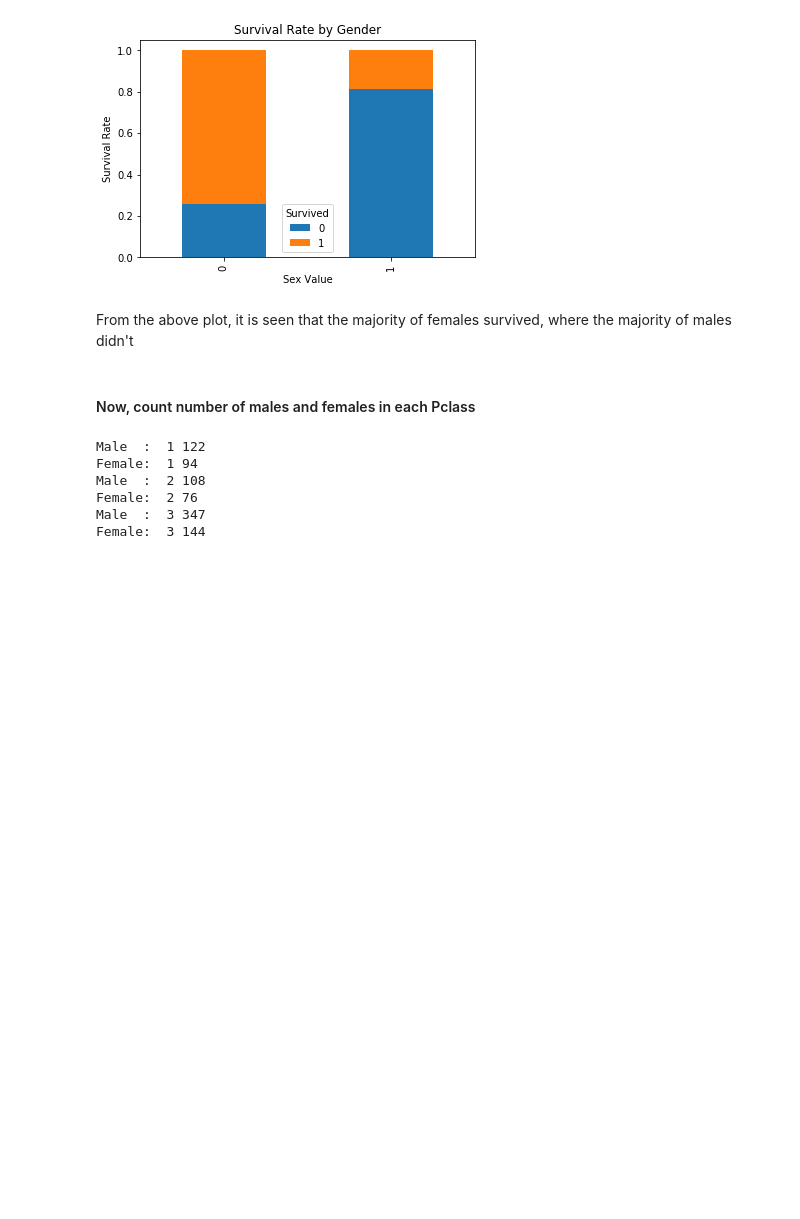
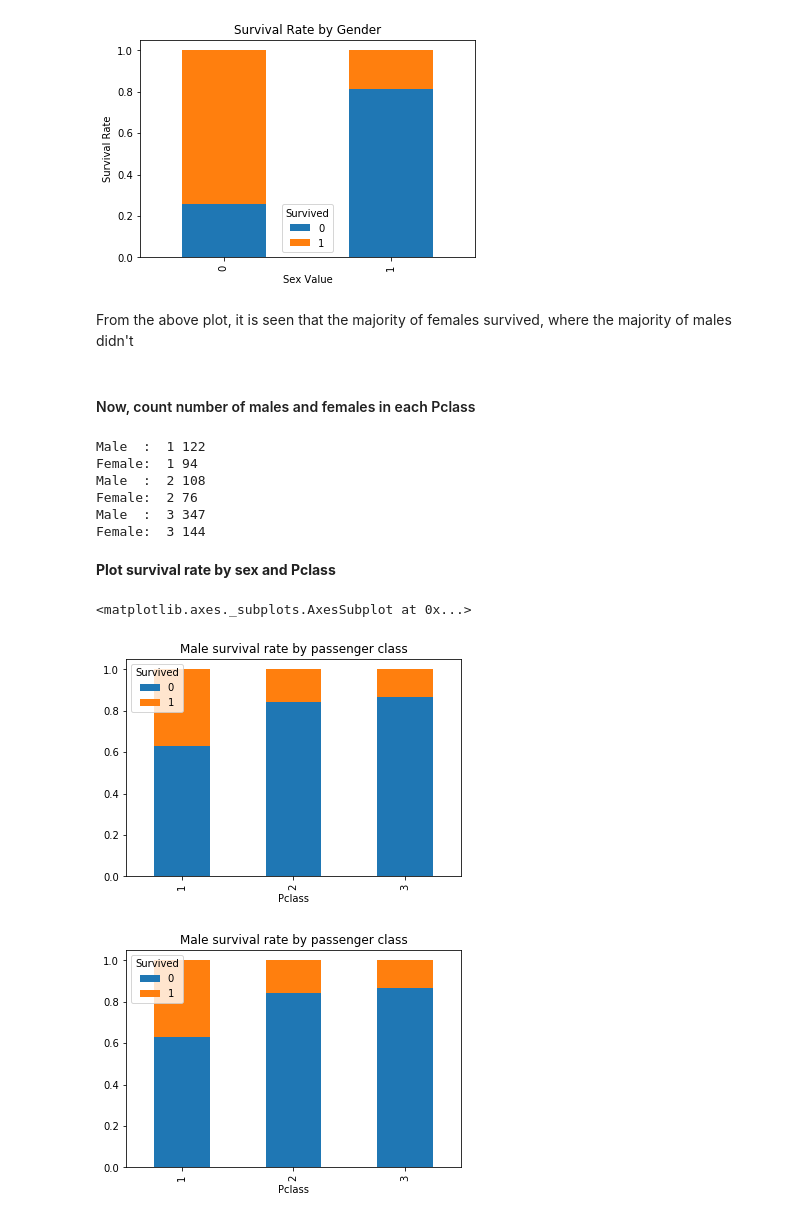
Before and after one commit to MhmdRyhn/kaggle_challenges, a Jupyter notebook: titanic/anlysis/explore.ipynb, the cells around one changed output. Saved outputs shown, nothing was run; the diff lists cells and outputs as text; code cells hidden in the pictures; blank space fills up the shorter version.

```diff
--- a/titanic/anlysis/explore.ipynb
+++ b/titanic/anlysis/explore.ipynb
@@ -220,3 +226,29 @@ Male  :  2 108
 Female:  2 76
 Male  :  3 347
 Female:  3 144
+# %% [markdown]
+**Plot survival rate by sex and Pclass**
+# %%
+# Male survival rate by Pclass
+male_df = df_train[df_train['Sex'] == 'male']
+male_xt = pd.crosstab(male_df['Pclass'], male_df['Survived'])
+male_xt_pct = male_xt.div(male_xt.sum(1).astype(float), axis=0)
+male_xt_pct.plot(
+    kind='bar',
+    stacked=True,
+    title='Male survival rate by passenger class'
+)
+
+# Female survival rate by Pclass
+female_df = df_train[df_train['Sex'] == 'male']
+female_xt = pd.crosstab(female_df['Pclass'], female_df['Survived'])
+female_xt_pct = female_xt.div(female_xt.sum(1).astype(float), axis=0)
+female_xt_pct.plot(
+    kind='bar',
+    stacked=True,
+    title='Male survival rate by passenger class'
+)
+# %% [output]
+<matplotlib.axes._subplots.AxesSubplot at 0x...>
+[figure, added]
+[figure, added]
```
Also changed, not shown: parts of 4 cells of this notebook.
